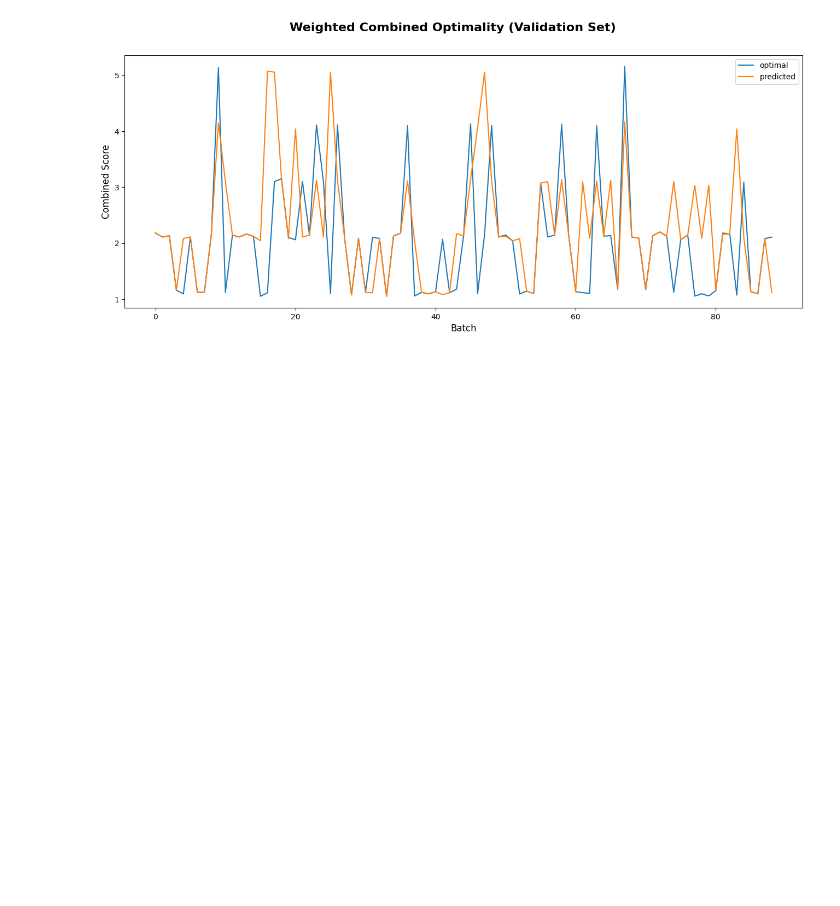
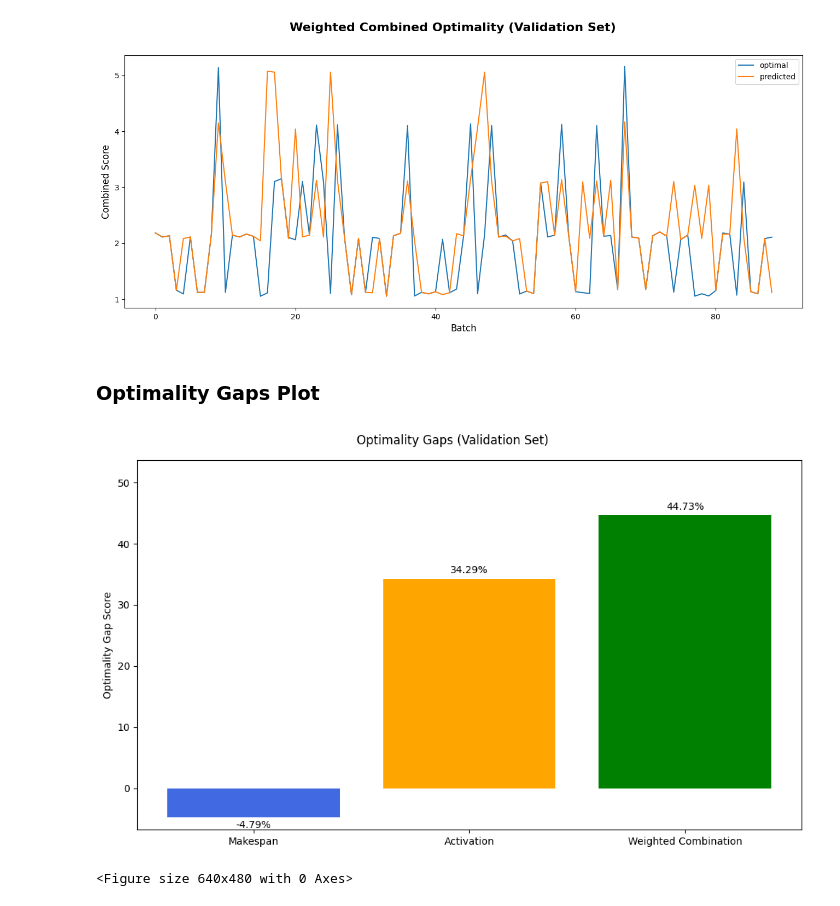
Before and after one commit to Abudo-S/ManualWarehouseOptimization, a Jupyter notebook: ManualWarehouseOptimization_GNN.ipynb, the cells around one changed output. Cells and saved outputs as stored; diff of their text form; code cells hidden in the pictures; blank space fills up the shorter version.

Commit message:
Add optimality_gaps_plot section.

```diff
--- a/ManualWarehouseOptimization_GNN.ipynb
+++ b/ManualWarehouseOptimization_GNN.ipynb
@@ -1709,3 +1709,15 @@ optimality_plot(optimality_evaluation, title='Weighted Combined Optimality (Vali
 # %% [output]
 <Figure size 640x480 with 0 Axes>
 [figure]
+# %% [markdown]
+### Optimality Gaps Plot
+# %%
+optimality_gaps_plot(
+    makespan_gap=np.array([combined_result['makespan_opt_gap'] for combined_result in combined_results]).mean(),
+    activation_gap=np.array([combined_result['activation_opt_gap'] for combined_result in combined_results]).mean(),
+    combined_gap=np.array([combined_result['combined_opt_gap'] for combined_result in combined_results]).mean(),
+    title='Optimality Gaps (Validation Set)'
+)
+# %% [output]
+[figure, added]
+<Figure size 640x480 with 0 Axes>
```
